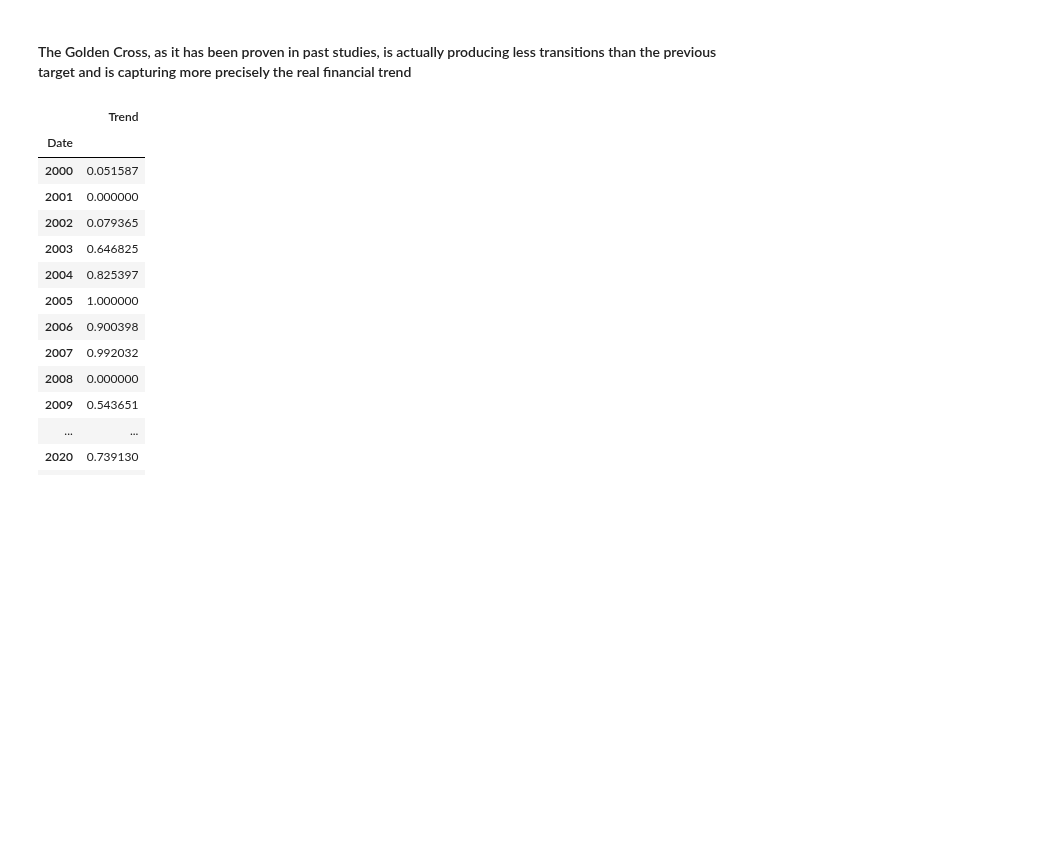
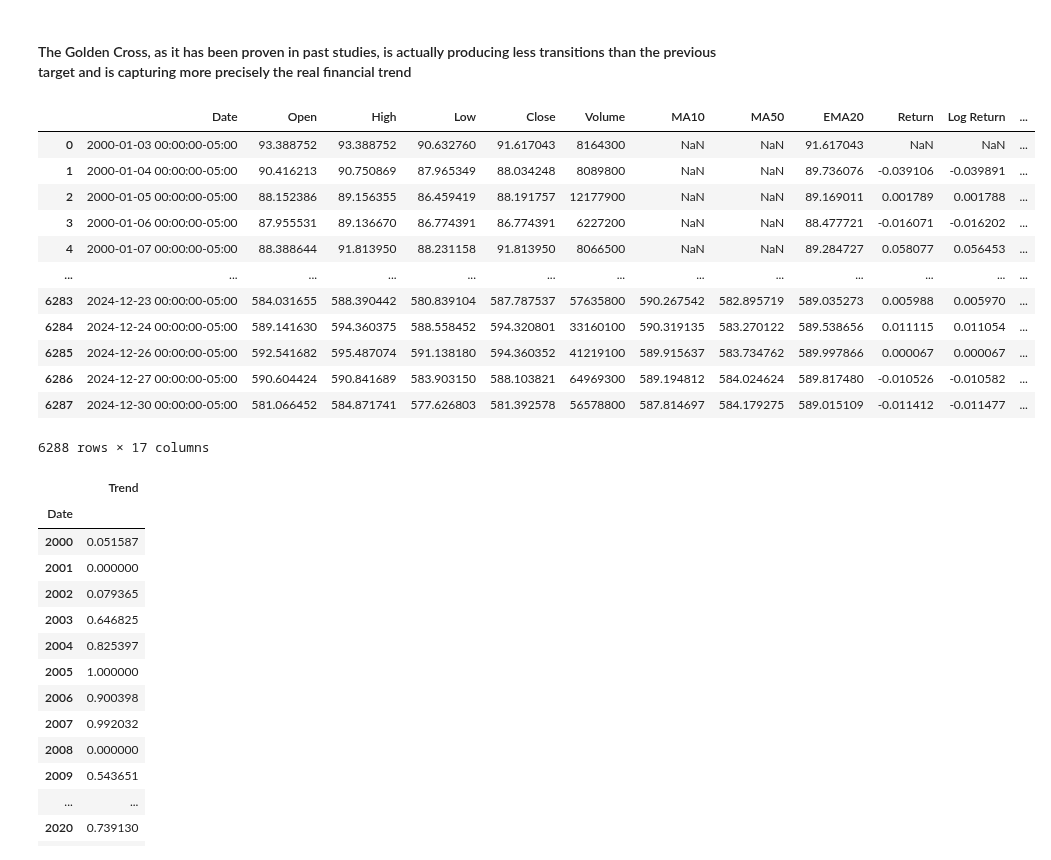
Before and after one commit to Bissapinho/Trend-classifier, a Jupyter notebook: notebooks/target_testing.ipynb, the cells around one changed output. Cells and saved outputs as stored; diff of their text form; code cells hidden in the pictures; blank space fills up the shorter version.

```diff
--- a/notebooks/target_testing.ipynb
+++ b/notebooks/target_testing.ipynb
@@ -262,9 +262,25 @@ plt.tight_layout()
 # %% [markdown]
 #### The Golden Cross, as it has been proven in past studies, is actually producing less transitions than the previous target and is capturing more precisely the real financial trend
 # %%
-df_clean = df_test
+df_clean = spy.copy()
 df_clean = add_all_features(df_clean)
+df_clean = add_target_ma_cross(df_clean, short_window=50, long_window=200).dropna(subset=['Trend'])
 df_clean = df_clean.drop(['Dividends', 'Stock Splits', 'Capital Gains'], axis=1)
+df_clean
+# %% [output]
+|  | Date | Open | High | Low | Close | Volume | MA10 | MA50 | EMA20 | Return | Log Return | ... |
+| 0 | 2000-01-03 00:00:00-05:00 | 93.388752 | 93.388752 | 90.632760 | 91.617043 | 8164300 | NaN | NaN | 91.617043 | NaN | NaN | ... |
+| 1 | 2000-01-04 00:00:00-05:00 | 90.416213 | 90.750869 | 87.965349 | 88.034248 | 8089800 | NaN | NaN | 89.736076 | -0.039106 | -0.039891 | ... |
+| 2 | 2000-01-05 00:00:00-05:00 | 88.152386 | 89.156355 | 86.459419 | 88.191757 | 12177900 | NaN | NaN | 89.169011 | 0.001789 | 0.001788 | ... |
+| 3 | 2000-01-06 00:00:00-05:00 | 87.955531 | 89.136670 | 86.774391 | 86.774391 | 6227200 | NaN | NaN | 88.477721 | -0.016071 | -0.016202 | ... |
+| 4 | 2000-01-07 00:00:00-05:00 | 88.388644 | 91.813950 | 88.231158 | 91.813950 | 8066500 | NaN | NaN | 89.284727 | 0.058077 | 0.056453 | ... |
+| ... | ... | ... | ... | ... | ... | ... | ... | ... | ... | ... | ... | ... |
+| 6283 | 2024-12-23 00:00:00-05:00 | 584.031655 | 588.390442 | 580.839104 | 587.787537 | 57635800 | 590.267542 | 582.895719 | 589.035273 | 0.005988 | 0.005970 | ... |
+| 6284 | 2024-12-24 00:00:00-05:00 | 589.141630 | 594.360375 | 588.558452 | 594.320801 | 33160100 | 590.319135 | 583.270122 | 589.538656 | 0.011115 | 0.011054 | ... |
+| 6285 | 2024-12-26 00:00:00-05:00 | 592.541682 | 595.487074 | 591.138180 | 594.360352 | 41219100 | 589.915637 | 583.734762 | 589.997866 | 0.000067 | 0.000067 | ... |
+| 6286 | 2024-12-27 00:00:00-05:00 | 590.604424 | 590.841689 | 583.903150 | 588.103821 | 64969300 | 589.194812 | 584.024624 | 589.817480 | -0.010526 | -0.010582 | ... |
+| 6287 | 2024-12-30 00:00:00-05:00 | 581.066452 | 584.871741 | 577.626803 | 581.392578 | 56578800 | 587.814697 | 584.179275 | 589.015109 | -0.011412 | -0.011477 | ... |
+6288 rows × 17 columns
 # %%
 dates = df_clean['Date'].astype(str).apply(lambda x: x[:4])
 dates
```
Also changed, not shown: parts of 3 cells of this notebook.
